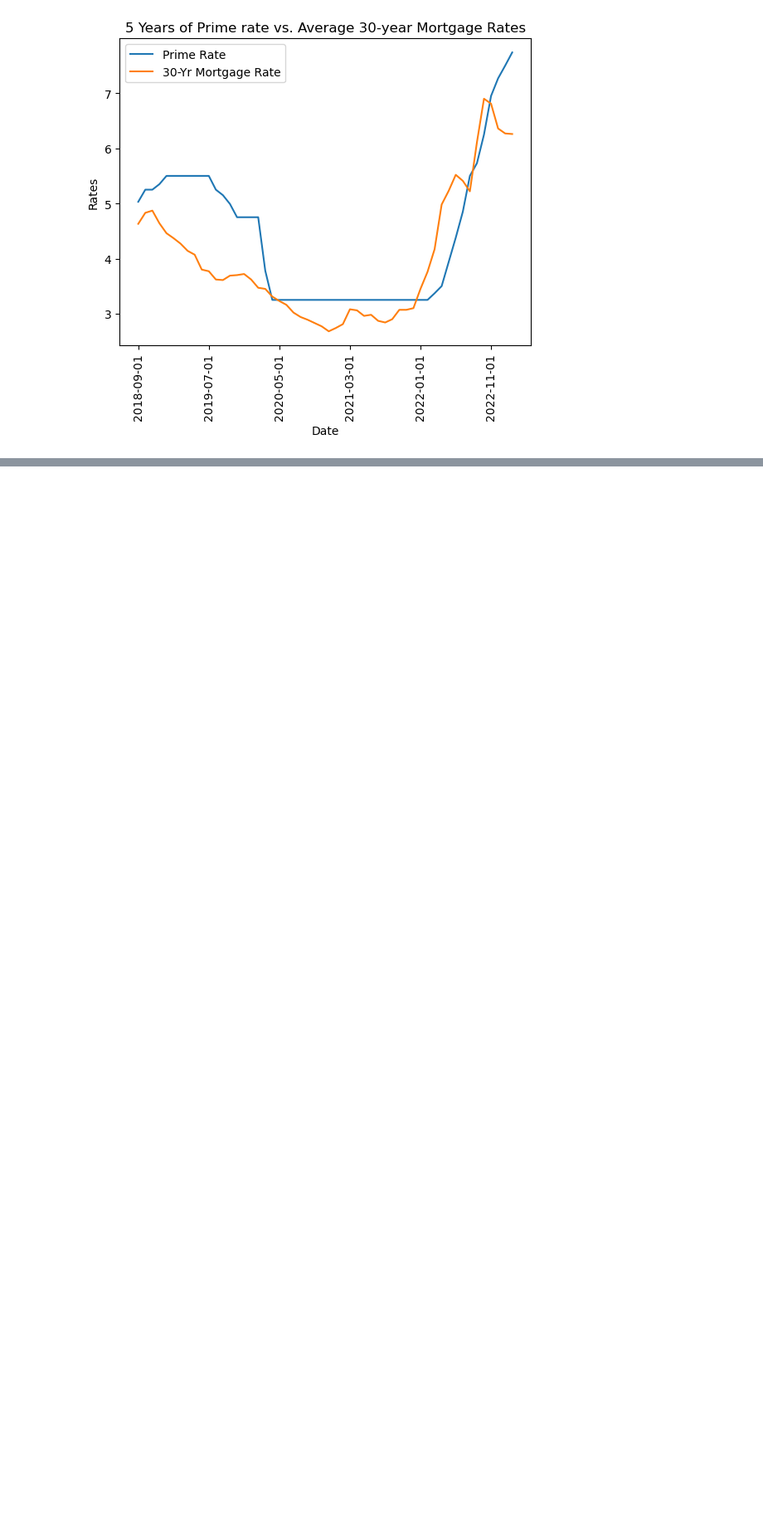
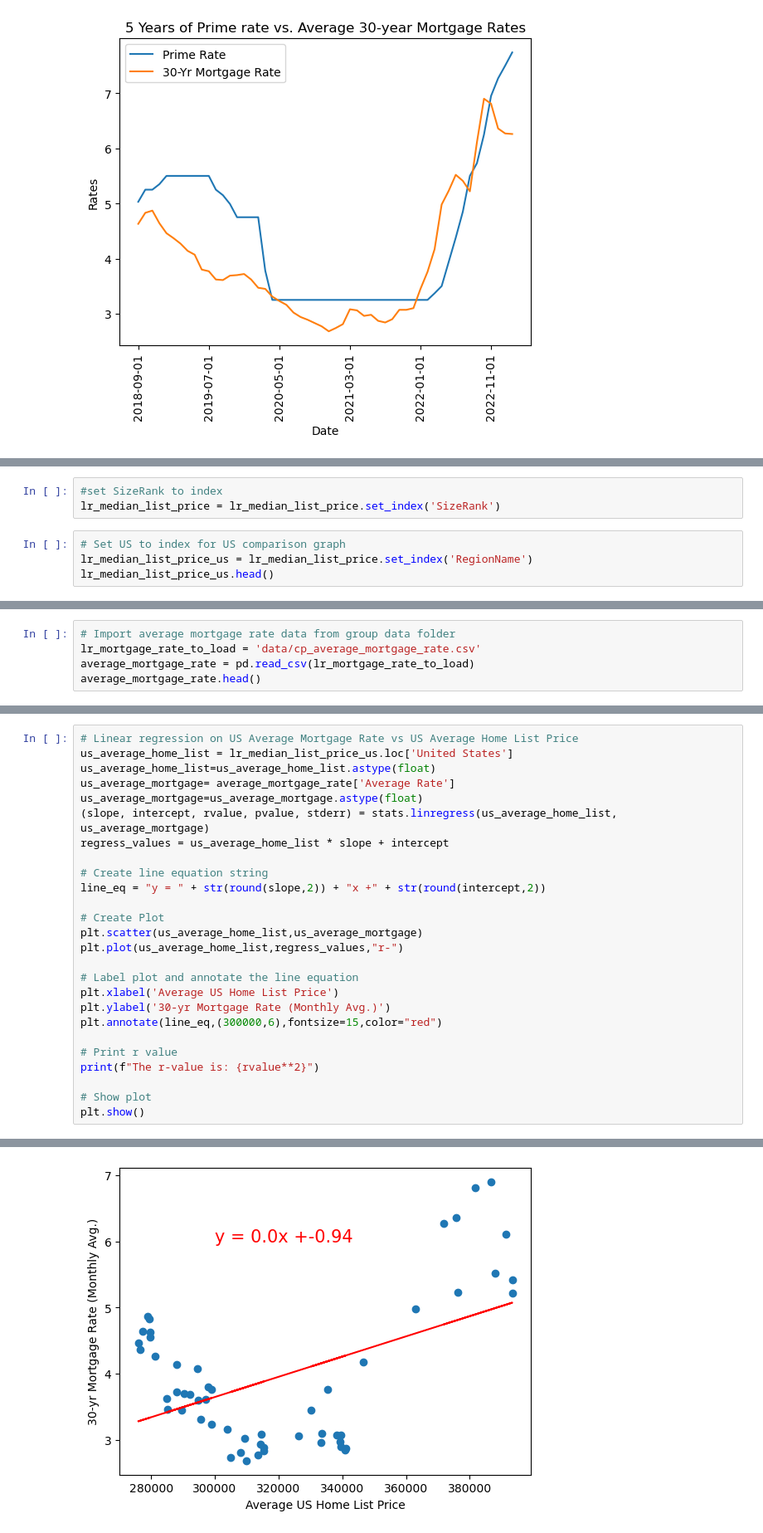
Before and after one commit to ceramicbull/Project-1-Repo, a Jupyter notebook: Group Project One Notebook.ipynb, the cells around one changed output, grey strips where cells are left out. Shown at 83% size. Cells and saved outputs as stored; diff of their text form; blank space fills up the shorter version.

```diff
--- a/Group Project One Notebook.ipynb
+++ b/Group Project One Notebook.ipynb
@@ -419,0 +422,7 @@ _5year_line.get_figure().savefig('5line.png', bbox_inches="tight", dpi=300)
+# %%
+#set SizeRank to index
+lr_median_list_price = lr_median_list_price.set_index('SizeRank')
+# %%
+# Set US to index for US comparison graph
+lr_median_list_price_us = lr_median_list_price.set_index('RegionName')
+lr_median_list_price_us.head()
@@ -419,0 +438,5 @@ _5year_line.get_figure().savefig('5line.png', bbox_inches="tight", dpi=300)
+# %%
+# Import average mortgage rate data from group data folder
+lr_mortgage_rate_to_load = 'data/cp_average_mortgage_rate.csv'
+average_mortgage_rate = pd.read_csv(lr_mortgage_rate_to_load)
+average_mortgage_rate.head()
@@ -419,0 +450,27 @@ _5year_line.get_figure().savefig('5line.png', bbox_inches="tight", dpi=300)
+# %%
+# Linear regression on US Average Mortgage Rate vs US Average Home List Price
+us_average_home_list = lr_median_list_price_us.loc['United States']
+us_average_home_list=us_average_home_list.astype(float)
+us_average_mortgage= average_mortgage_rate['Average Rate']
+us_average_mortgage=us_average_mortgage.astype(float)
+(slope, intercept, rvalue, pvalue, stderr) = stats.linregress(us_average_home_list, us_average_mortgage)
+regress_values = us_average_home_list * slope + intercept
+
+# Create line equation string
+line_eq = "y = " + str(round(slope,2)) + "x +" + str(round(intercept,2))
+
+# Create Plot
+plt.scatter(us_average_home_list,us_average_mortgage)
+plt.plot(us_average_home_list,regress_values,"r-")
+
+# Label plot and annotate the line equation
+plt.xlabel('Average US Home List Price')
+plt.ylabel('30-yr Mortgage Rate (Monthly Avg.)')
+plt.annotate(line_eq,(300000,6),fontsize=15,color="red")
+
+# Print r value
+print(f"The r-value is: {rvalue**2}")
+
+# Show plot
+plt.show()
+# %% [output]
@@ -419,0 +478 @@ _5year_line.get_figure().savefig('5line.png', bbox_inches="tight", dpi=300)
+[figure, added]
```
Also changed, not shown: parts of 7 cells of this notebook, 1 other file.
